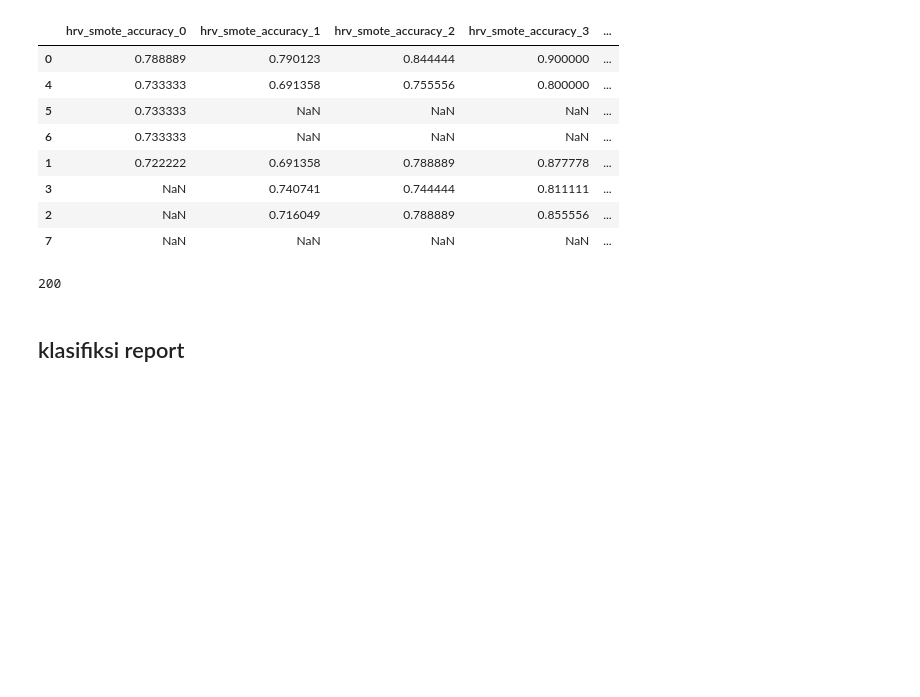
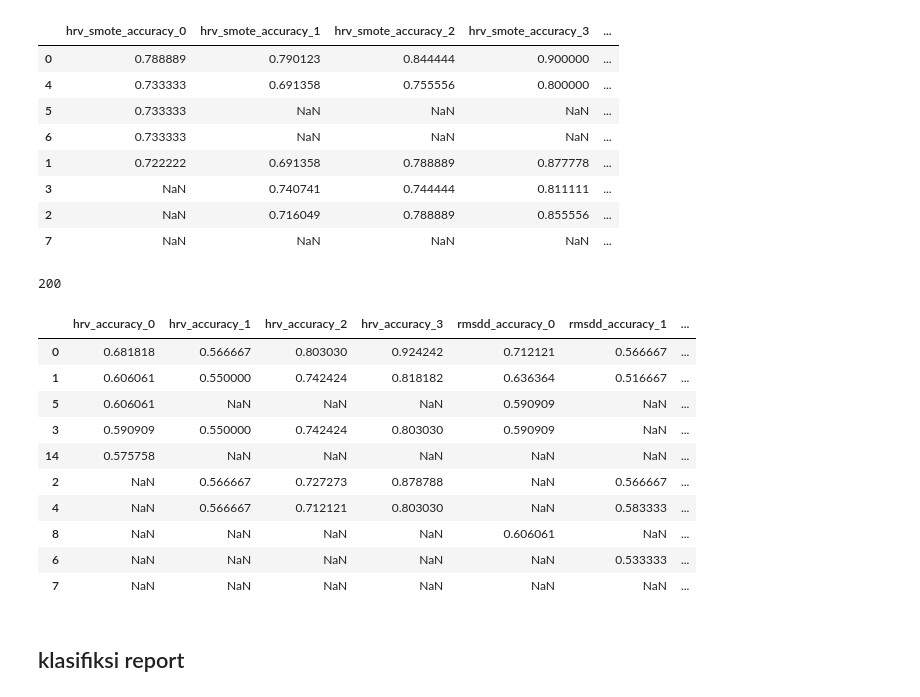
Before and after one commit to Alwafauzan/skripsi, a Jupyter notebook: DASS/excel/bahan_knn_new/KNN.ipynb, the cells around one changed output. Saved outputs shown, nothing was run; the diff lists cells and outputs as text; code cells hidden in the pictures; blank space fills up the shorter version.

```diff
--- a/DASS/excel/bahan_knn_new/KNN.ipynb
+++ b/DASS/excel/bahan_knn_new/KNN.ipynb
@@ -268,3 +399,53 @@ len(x_rmsdd_smote_pred_matrixknn)
+# %%
+hrv_accuracy_0_.columns = ['hrv_accuracy_0']
+hrv_accuracy_1_.columns = ['hrv_accuracy_1']
+hrv_accuracy_2_.columns = ['hrv_accuracy_2']
+hrv_accuracy_3_.columns = ['hrv_accuracy_3']
+rmsdd_accuracy_0_.columns = ['rmsdd_accuracy_0']
+rmsdd_accuracy_1_.columns = ['rmsdd_accuracy_1']
+rmsdd_accuracy_2_.columns = ['rmsdd_accuracy_2']
+rmsdd_accuracy_3_.columns = ['rmsdd_accuracy_3']
+sdnn_accuracy_0_.columns = ['sdnn_accuracy_0']
+sdnn_accuracy_1_.columns = ['sdnn_accuracy_1']
+sdnn_accuracy_2_.columns = ['sdnn_accuracy_2']
+sdnn_accuracy_3_.columns = ['sdnn_accuracy_3']
+total_accuracy_0_.columns = ['total_accuracy_0']
+total_accuracy_1_.columns = ['total_accuracy_1']
+total_accuracy_2_.columns = ['total_accuracy_2']
+total_accuracy_3_.columns = ['total_accuracy_3']
+# %%
+df_acc = pd.concat([
+hrv_accuracy_0_,
+hrv_accuracy_1_,
+hrv_accuracy_2_,
+hrv_accuracy_3_,
+rmsdd_accuracy_0_,
+rmsdd_accuracy_1_,
+rmsdd_accuracy_2_,
+rmsdd_accuracy_3_,
+sdnn_accuracy_0_,
+sdnn_accuracy_1_,
+sdnn_accuracy_2_,
+sdnn_accuracy_3_,
+total_accuracy_0_,
+total_accuracy_1_,
+total_accuracy_2_,
+total_accuracy_3_,
+],axis=1)
+
+df_acc
+# %% [output]
+|  | hrv_accuracy_0 | hrv_accuracy_1 | hrv_accuracy_2 | hrv_accuracy_3 | rmsdd_accuracy_0 | rmsdd_accuracy_1 | ... |
+| 0 | 0.681818 | 0.566667 | 0.803030 | 0.924242 | 0.712121 | 0.566667 | ... |
+| 1 | 0.606061 | 0.550000 | 0.742424 | 0.818182 | 0.636364 | 0.516667 | ... |
+| 5 | 0.606061 | NaN | NaN | NaN | 0.590909 | NaN | ... |
+| 3 | 0.590909 | 0.550000 | 0.742424 | 0.803030 | 0.590909 | NaN | ... |
+| 14 | 0.575758 | NaN | NaN | NaN | NaN | NaN | ... |
+| 2 | NaN | 0.566667 | 0.727273 | 0.878788 | NaN | 0.566667 | ... |
+| 4 | NaN | 0.566667 | 0.712121 | 0.803030 | NaN | 0.583333 | ... |
+| 8 | NaN | NaN | NaN | NaN | 0.606061 | NaN | ... |
+| 6 | NaN | NaN | NaN | NaN | NaN | 0.533333 | ... |
+| 7 | NaN | NaN | NaN | NaN | NaN | NaN | ... |
 # %% [markdown]
 ## klasifiksi report
 # %%
```
Also changed, not shown: parts of 5 cells of this notebook, 2 other files.
